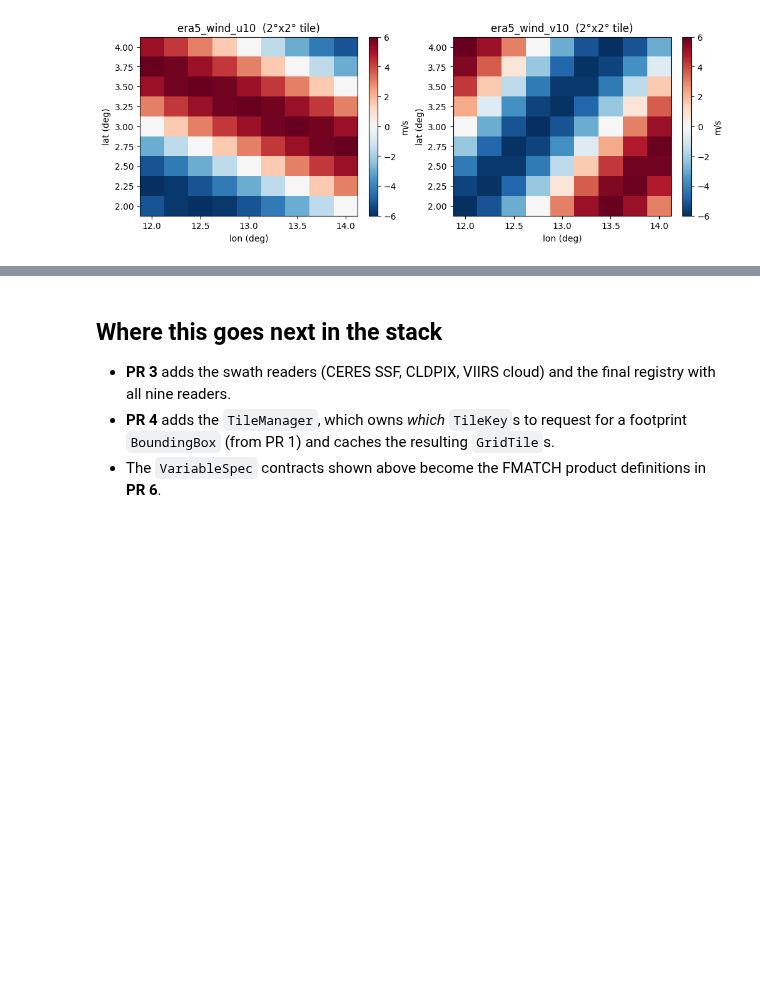
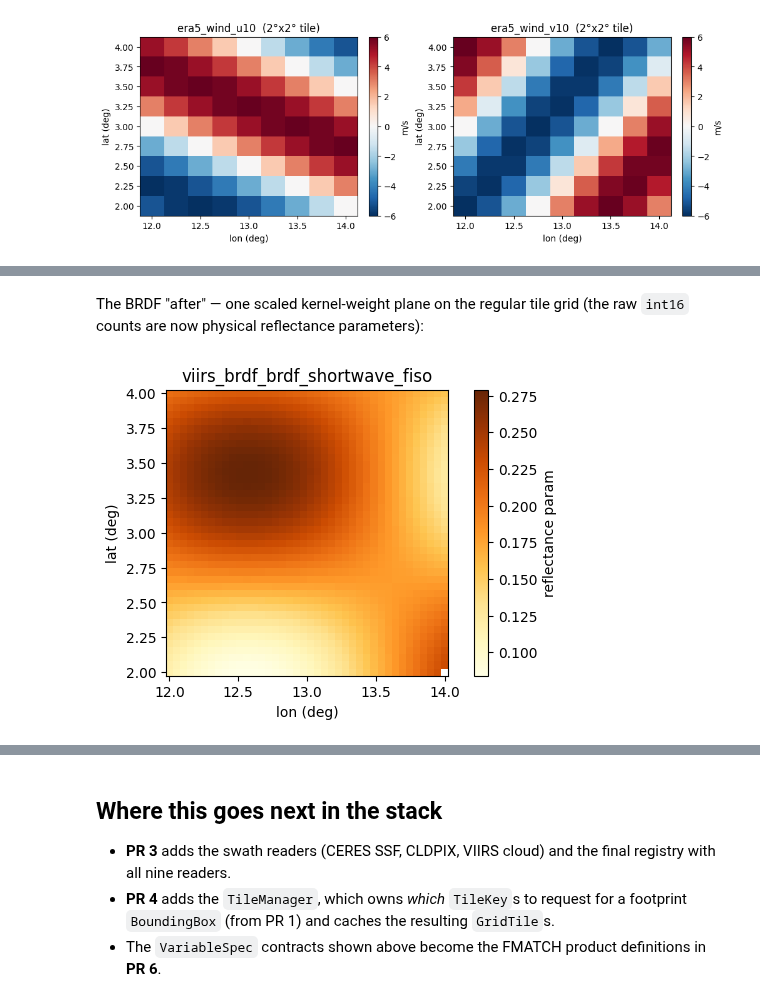
Before and after one commit to LASP-Libera/libera_utils, a Jupyter notebook: notebooks/02_readers_gridded.ipynb, the cells around one changed output, grey strips where cells are left out. Saved outputs shown, nothing was run; the diff lists cells and outputs as text; code cells hidden in the pictures; blank space fills up the shorter version.

```diff
--- a/notebooks/02_readers_gridded.ipynb
+++ b/notebooks/02_readers_gridded.ipynb
@@ -180,0 +249,33 @@ viirs_brdf tile: shape=(9, 40, 40) (9 BRDF kernel params on axis 0)
+# %%
+from tests.test_data.footprint_matching.fixtures import make_viirs_brdf_hdf5_fixture
+
+brdf_path = make_viirs_brdf_hdf5_fixture(
+    workdir, n_lat=40, n_lon=40, lat_min=2.0, lat_max=4.0, lon_min=12.0, lon_max=14.0
+)
+
+# The fixture writes constant int16 counts (200 -> 0.200); overwrite the nine parameter
+# datasets with smooth int16 gradients so the scaled "after" plot shows structure and
+# makes the int16 -> float scale_factor step visible. The fill sentinel (32767) is kept.
+_grp = "HDFEOS/GRIDS/VIIRS_CMG_BRDF/Data Fields"
+with h5py.File(brdf_path, "r+") as f:
+    blat = f[f"{_grp}/lat"][:]
+    blon = f[f"{_grp}/lon"][:]
+    bl2d, bo2d = np.meshgrid(blat, blon, indexing="ij")
+    for i, name in enumerate(k for k in f[_grp] if k.startswith("BRDF_Albedo_Parameter")):
+        field = 0.18 + 0.10 * np.sin(bl2d * 2.0 + i) * np.cos(bo2d * 1.5)  # reflectance 0.08..0.28
+        counts = np.clip(field / 0.001, 0, 32000).astype("int16")  # scale_factor = 0.001
+        counts[-1, -1] = 32767  # keep one fill sentinel
+        f[f"{_grp}/{name}"][:] = counts
+
+print("BRDF BEFORE — HDF-EOS5 group hierarchy (int16 datasets nested under GRIDS):")
+with h5py.File(brdf_path, "r") as f:
+
+    def _show(name, obj):
+        if isinstance(obj, h5py.Dataset):
+            print(f"    /{name}   {obj.shape} {obj.dtype}")
+
+    f.visititems(_show)
+
+brdf = ReaderRegistry.get("viirs_brdf")(brdf_path)
+brdf_tile = brdf.load_tile(TileKey("viirs_brdf", 46, 96))
+print(f"\nBRDF AFTER  — tile.data.shape={brdf_tile.data.shape} (9 kernel params, int16 -> float via scale_factor)")
@@ -180,0 +297,14 @@ viirs_brdf tile: shape=(9, 40, 40) (9 BRDF kernel params on axis 0)
+# %% [markdown]
+The BRDF "after" — one scaled kernel-weight plane on the regular tile grid (the raw
+`int16` counts are now physical reflectance parameters):
+# %%
+fig, ax = plt.subplots(figsize=(4.6, 3.6), constrained_layout=True)
+name = brdf.VARIABLES[0].name
+im = ax.pcolormesh(brdf_tile.lons, brdf_tile.lats, brdf_tile.data[0], shading="auto", cmap="YlOrBr")
+ax.set_title(f"viirs_brdf_{name}")
+ax.set_xlabel("lon (deg)")
+ax.set_ylabel("lat (deg)")
+fig.colorbar(im, ax=ax, label="reflectance param")
+plt.show()
+# %% [output]
+[figure, added]
```
Also changed, not shown: parts of 25 cells of this notebook.
